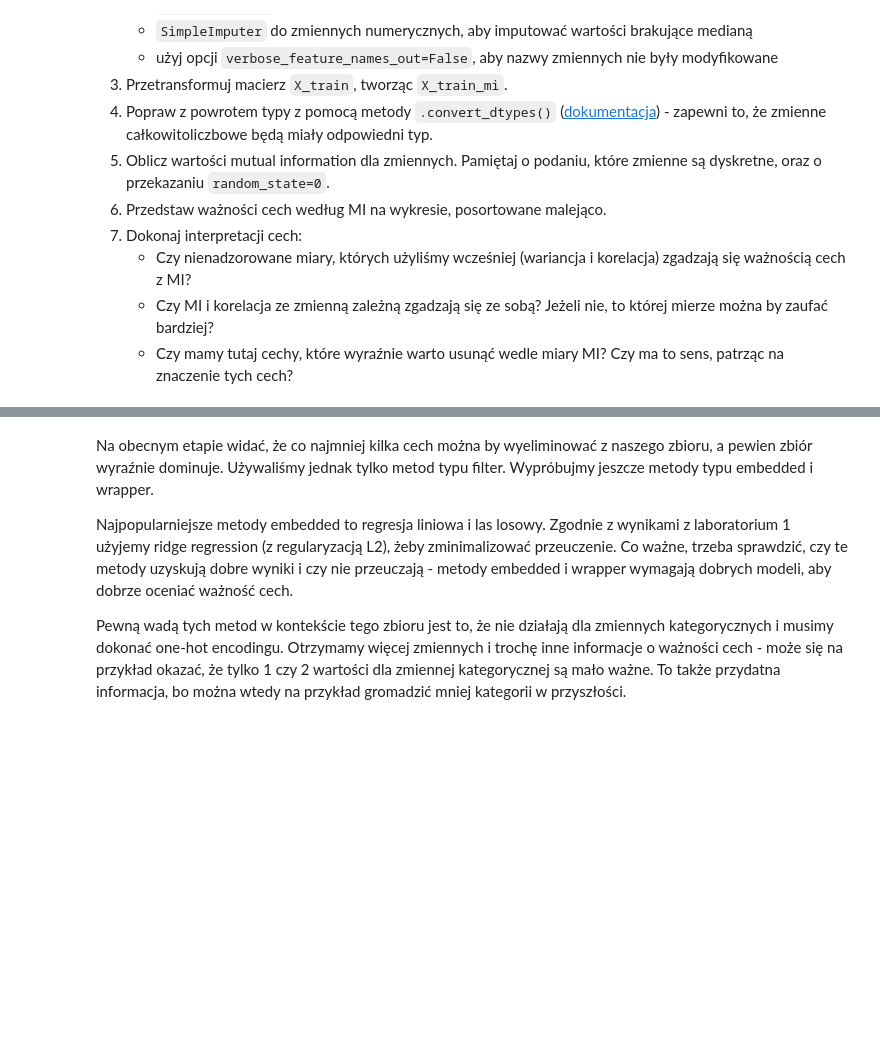
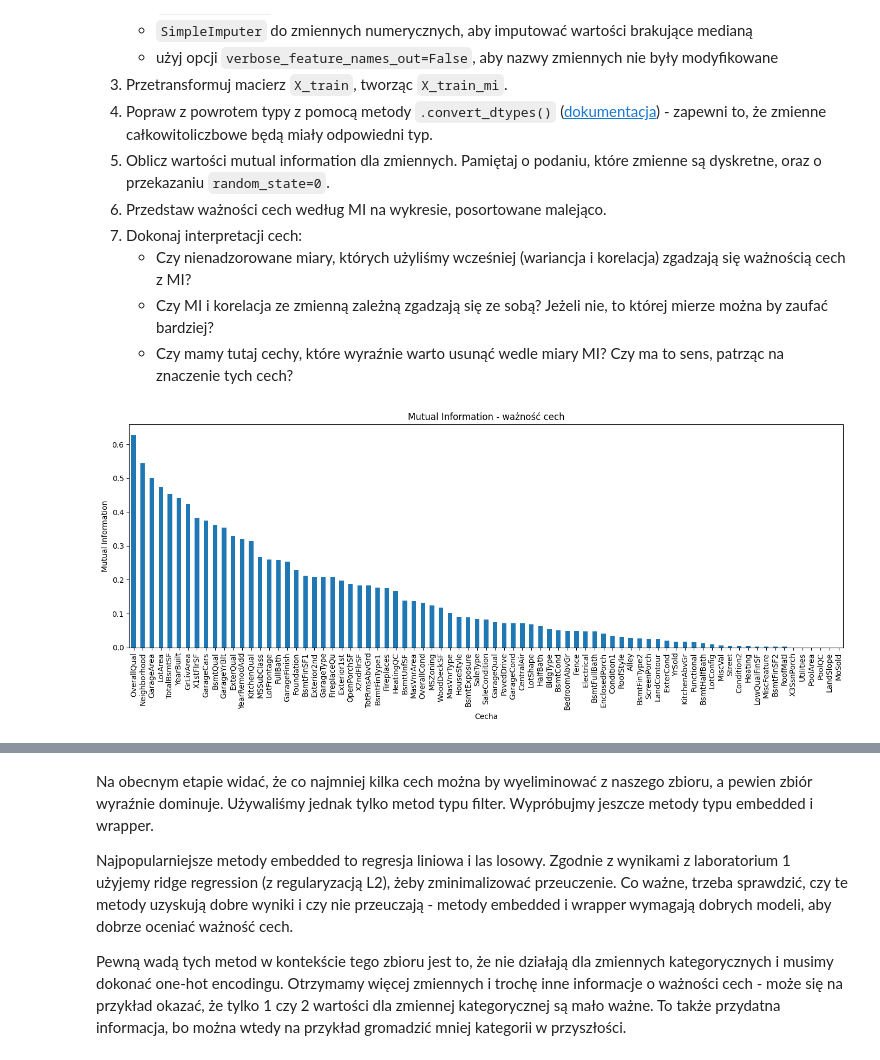
Before and after one commit to domino644/pum, a Jupyter notebook: lab6/notebook.ipynb, the cells around one changed output, grey strips where cells are left out. Saved outputs shown, nothing was run; the diff lists cells and outputs as text; code cells hidden in the pictures; blank space fills up the shorter version.

```diff
--- a/lab6/notebook.ipynb
+++ b/lab6/notebook.ipynb
@@ -428,3 +428,45 @@ Mamy jednak problem - na wejściu mamy zmienne dyskretne, które zamieniliśmy n
    - Czy nienadzorowane miary, których użyliśmy wcześniej (wariancja i korelacja) zgadzają się ważnością cech z MI?
    - Czy MI i korelacja ze zmienną zależną zgadzają się ze sobą? Jeżeli nie, to której mierze można by zaufać bardziej?
    - Czy mamy tutaj cechy, które wyraźnie warto usunąć wedle miary MI? Czy ma to sens, patrząc na znaczenie tych cech?
+# %%
+from sklearn.compose import ColumnTransformer
+from sklearn.pipeline import Pipeline
+from sklearn.preprocessing import OrdinalEncoder
+from sklearn.feature_selection import mutual_info_regression
+
+
+categorical_features = X_train.select_dtypes(include="object").columns
+numerical_features = X_train.select_dtypes(exclude="object").columns
+
+encoder = OrdinalEncoder()
+imputer = SimpleImputer(strategy='median')
+
+numerical_pipeline = Pipeline(
+    [("imputer", imputer)]
+)
+categorical_pipeline = Pipeline([("encoder", encoder)])
+
+
+transformer = ColumnTransformer(
+    transformers=[("num", numerical_pipeline, numerical_features),("cat", categorical_pipeline, categorical_features)],
+    verbose_feature_names_out=False,
+)
+
+X_train_mi = transformer.fit_transform(X_train, y_train)
+X_train_mi = X_train_mi.convert_dtypes()
+
+# Określ, które kolumny są dyskretne (kategoryczne + numeryczne całkowite)
+is_discrete = X_train_mi.dtypes.apply(lambda dt: dt.name in ["category", "object", "string", "Int64", "int64", "boolean"])
+
+mi_scores = mutual_info_regression(X_train_mi, y_train, discrete_features=is_discrete.values, random_state=0)
+mi_series = pd.Series(mi_scores, index=X_train_mi.columns).sort_values(ascending=False)
+
+plt.figure(figsize=(14, 6))
+mi_series.plot.bar()
+plt.title("Mutual Information - ważność cech")
+plt.ylabel("Mutual Information")
+plt.xlabel("Cecha")
+plt.tight_layout()
+plt.show()
+# %% [output]
+[figure, added]
```
Also changed, not shown: parts of 8 cells of this notebook.
